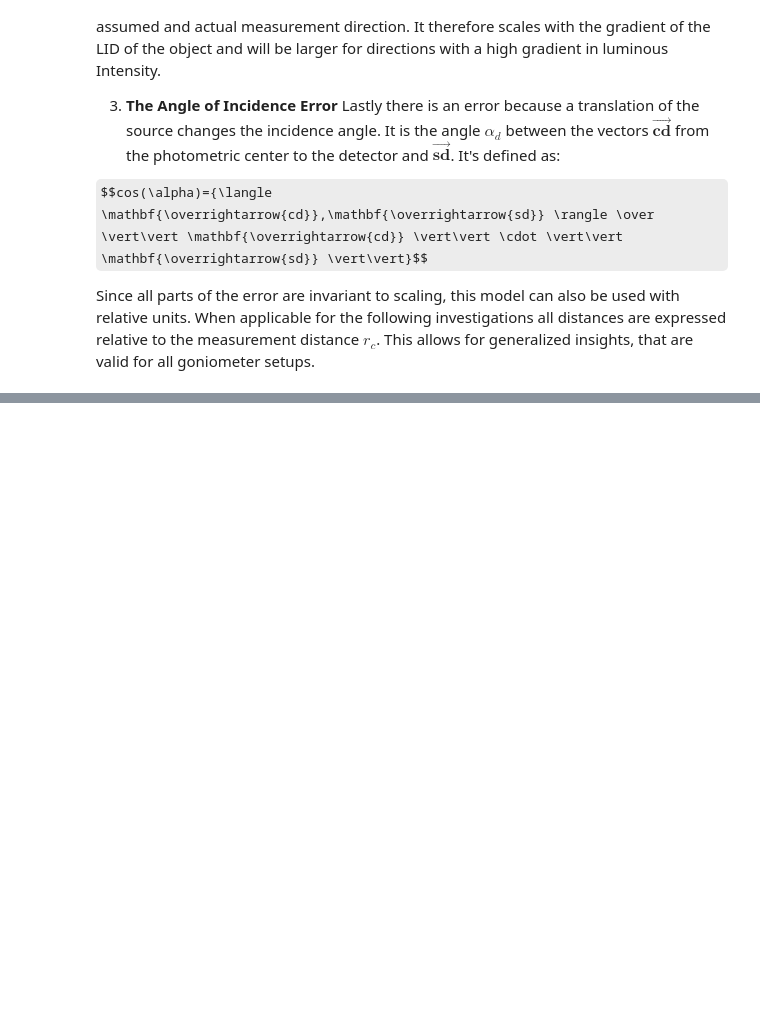
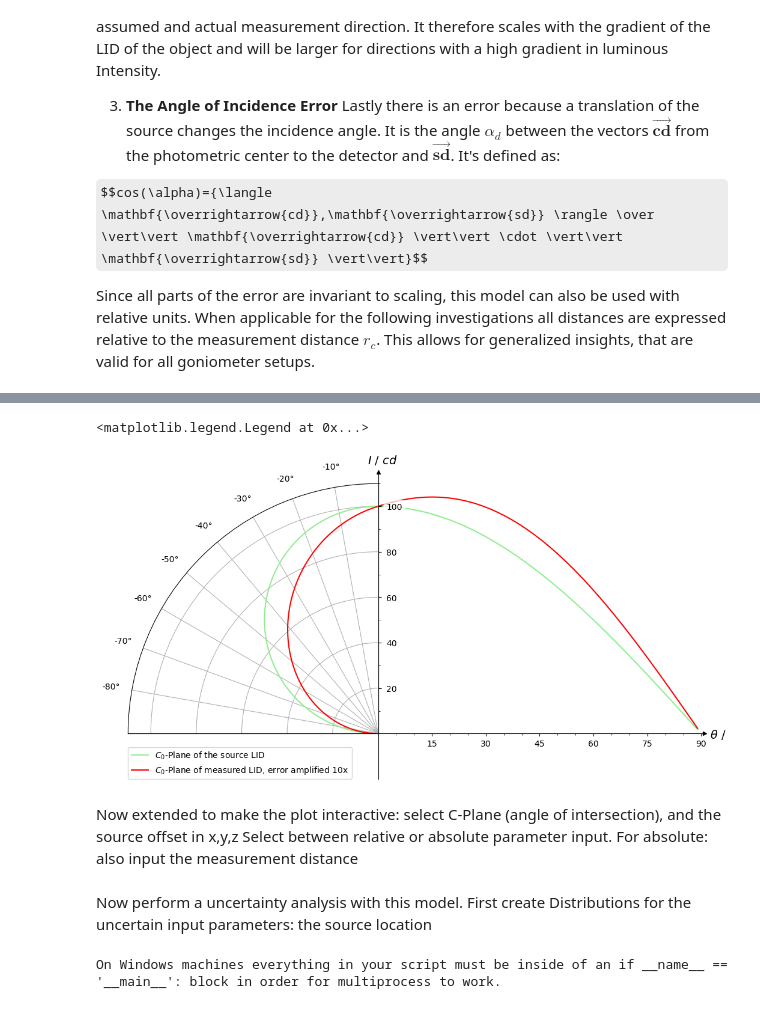
Before and after one commit to empir19nrm02/WP4, a Jupyter notebook: CoLPaper.ipynb, the cells around one changed output, grey strips where cells are left out. Drawn from its saved outputs; the diff is of its cells as text; code cells hidden in the pictures; some formulas as TeX source; blank space fills up the shorter version.

Commit message:
implemented code for model and visualization, mc sim

```diff
--- a/CoLPaper.ipynb
+++ b/CoLPaper.ipynb
@@ -128,0 +177,20 @@ $$cos(\alpha)={\langle \mathbf{\overrightarrow{cd}},\mathbf{\overrightarrow{sd}}
+# %%
+import numpy as np
+# create grid of angles to evaluate the LID and its error on
+theta_max=89 # 30
+theta_deg = np.linspace(start=0,stop=theta_max,num=theta_max+1)
+phi_deg = np.linspace(start=0,stop=360,num=361)[:-1]
+
+# convert to radians and add empty dimensions so that operations on phi and theta return a 2d array
+theta = np.deg2rad(theta_deg)[:,None]
+phi = np.deg2rad(phi_deg)[None,:]
+# %%
+# run model
+x_err = 0.001 # relative measure
+LID_measurement = goniometer_model(x_err, 0, 0, LID_source_function, theta, phi)[1]
+
+LID_source = LID_source_function(theta, phi)
+# %%
+# amplify the difference between the source and measurement LID to make it more visible
+amp_factor = 100
+LID_amplified = LID_source + amp_factor * (LID_measurement - LID_source)
@@ -128,0 +199,6 @@ $$cos(\alpha)={\langle \mathbf{\overrightarrow{cd}},\mathbf{\overrightarrow{sd}}
+# %%
+from HalfplaneVisu import *
+
+# convert both LIDs to c-plane format
+LID_source_c, theta_c, phi_c = half2cplanes(LID_source, theta, phi)
+LID_amplified_c = half2cplanes(LID_amplified, theta, phi)[0]
@@ -128,0 +211,20 @@ $$cos(\alpha)={\langle \mathbf{\overrightarrow{cd}},\mathbf{\overrightarrow{sd}}
+# %%
+import matplotlib.pyplot as plt
+
+# create figure and axes.
+fig = plt.figure(figsize=(12,8))
+ax_cart, ax_polar, ax_cart2 = create_axes_LID(fig, cart=True, polar=True, cart2=False,
+                                              theta_max=theta_max,theta_tick_dist=15,r_max = 115,r_min=-20)
+# choose the c-plane to plot
+c = 0
+# plot both LIDs
+plot_cart_polar(theta_c, LID_source_c[c], ax_cart, ax_polar, c='lightgreen', label=r'$C_0$-Plane of the source LID')
+plot_cart_polar(theta_c, LID_amplified_c[c], ax_cart, ax_polar, c='red', label=r'$C_0$-Plane of measured LID, error amplified 10x')
+ax_cart.legend(loc=(0.0,0.0))
+# %% [output]
+<matplotlib.legend.Legend at 0x...>
+[figure, added]
+# %% [markdown]
+Now extended to make the plot interactive:
+select C-Plane (angle of intersection), and the source offset in x,y,z
+Select between relative or absolute parameter input. For absolute: also input the measurement distance
@@ -128,0 +237,3 @@ $$cos(\alpha)={\langle \mathbf{\overrightarrow{cd}},\mathbf{\overrightarrow{sd}}
+# %% [markdown]
+Now perform a uncertainty analysis with this model.
+First create Distributions for the uncertain input parameters: the source location
@@ -128,0 +253,14 @@ $$cos(\alpha)={\langle \mathbf{\overrightarrow{cd}},\mathbf{\overrightarrow{sd}}
+# %%
+import uncertainpy as un
+import numpy as np
+from Helperfunctions import polar2cart, cart2polar
+# run a montecarlo uncertainty quantification
+if __name__ == '__main__':
+    parameters = {"x_s": x, "y_s": y,"z_s": z,
+                  "LID": LID_source_function, "theta_c": theta, "phi_c": phi_mc}
+
+    model = un.Model(run=goniometer_model, labels=["LID Measurement"])
+    UQ = un.UncertaintyQuantification(model=model, parameters=parameters)
+    UQ.quantify(method='mc', plot=None, save=False, nr_mc_samples=2**14)
+# %% [output]
+On Windows machines everything in your script must be inside of an if __name__ == '__main__': block in order for multiprocess to work.
```
Also changed, not shown: parts of 9 cells of this notebook.
